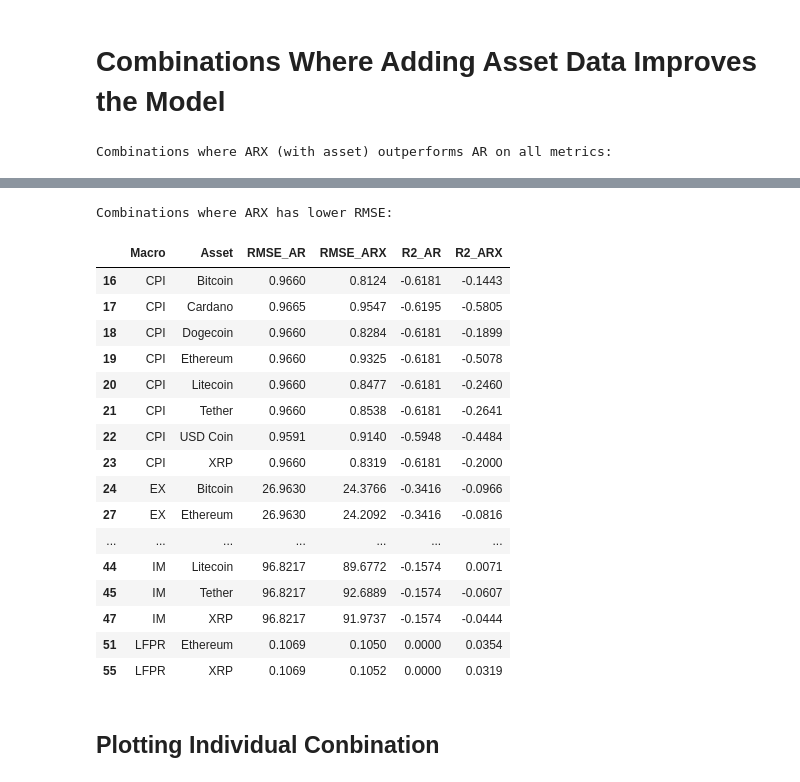
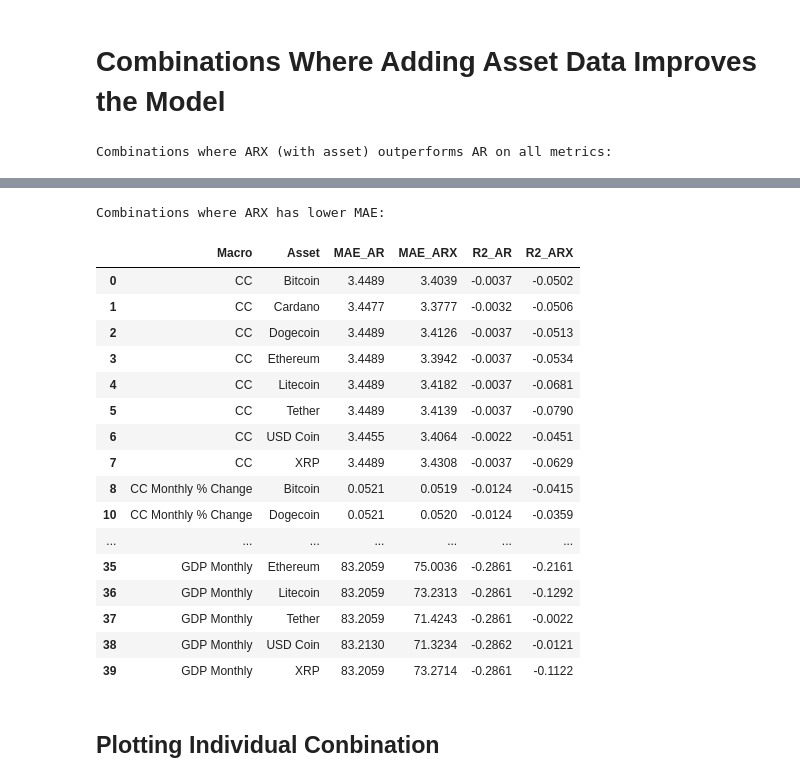
Before and after one commit to tianyishen701/CryptoMacroecon-Prediction-CSUREMM, a Jupyter notebook: AR Testing.ipynb, the cells around one changed output, grey strips where cells are left out. Cells and saved outputs as stored; diff of their text form; code cells hidden in the pictures.

Commit message:
Fix AR Modeling, added GDP monthly data to mastersheet

```diff
--- a/AR Testing.ipynb
+++ b/AR Testing.ipynb
@@ -40,3 +41,12 @@ max_lag = 2
 train_end = '2023-05-01'
 
 results_list = []
+# %%
+# Pre-difference all macro variables
+for macro in macro_list:
+    adf_p = adfuller(df[macro].dropna())[1]
+    if adf_p > 0.05:
+        df[f'{macro}_diff'] = df[macro].diff()
+        adf_p = adfuller(df[f'{macro}_diff'].dropna())[1]
+        if adf_p > 0.05:
+            df[f'{macro}_diff_diff'] = df[f'{macro}_diff'].diff()
@@ -48,22 +101,16 @@ def adf_stationarize(df, col):
 # %%
 def run_model(df, macro, asset):
-    df_temp = df[[macro, asset]].dropna().copy()
-# Create lagged asset volatility columns
+    available_cols = df.columns
+    if f'{macro}_diff_diff' in available_cols:
+        target_col = f'{macro}_diff_diff'
+    elif f'{macro}_diff' in available_cols:
+        target_col = f'{macro}_diff'
+    else:
+        target_col = macro
 
-    for lag in range(1, max_lag + 1):
-        df_temp[f'{asset}_vol_lag{lag}'] = df_temp[asset].shift(lag)
-    df_temp.dropna(inplace=True)
-
-    adf_p = adfuller(df_temp[macro])[1]
-    if adf_p > 0.05:
-        macro_diff = macro + '_diff'
-        df_temp[macro_diff] = df_temp[macro].diff()
-        df_temp.dropna(inplace=True)
-        target = df_temp[macro_diff]
-    else:
-        target = df_temp[macro]
-
-    exog = df_temp[[f'{asset}_vol_lag{lag}' for lag in range(1, max_lag + 1)]]
+    df_temp = df[[target_col, asset]].dropna().copy()
+    target = df_temp[target_col]
+    exog = df_temp[[asset]]
 
     # Train/test split
     train_endog = target[:train_end]
@@ -72,13 +119,13 @@ def run_model(df, macro, asset):
     test_exog = exog[train_end:]
 
     # AR model
-    ar_model = SARIMAX(train_endog, order=(max_lag, 0, 0), enforce_stationarity=False, enforce_invertibility=False)
+    ar_model = SARIMAX(train_endog, order=(order, 0, 0), enforce_stationarity=False, enforce_invertibility=False)
     ar_result = ar_model.fit(disp=False)
     forecast_ar = ar_result.get_forecast(steps=len(test_endog))
     pred_ar = forecast_ar.predicted_mean
 
     # ARX model
-    arx_model = SARIMAX(train_endog, exog=train_exog, order=(max_lag, 0, 0), enforce_stationarity=False, enforce_invertibility=False)
+    arx_model = SARIMAX(train_endog, exog=train_exog, order=(order, 0, 0), enforce_stationarity=False, enforce_invertibility=False)
     arx_result = arx_model.fit(disp=False)
     forecast_arx = arx_result.get_forecast(steps=len(test_endog), exog=test_exog)
     pred_arx = forecast_arx.predicted_mean
@@ -173,8 +220,8 @@ else:
     print("No combination found where ARX beats AR across MAE, RMSE, and R².")
 
 # If you're interested in partial wins (e.g. just RMSE or R²), you can display those too:
-print("Combinations where ARX has lower RMSE:")
-display(df_wide[df_wide['ARX_better_RMSE']][['Macro', 'Asset', 'RMSE_AR', 'RMSE_ARX', 'R2_AR', 'R2_ARX']])
+print("Combinations where ARX has lower MAE:")
+display(df_wide[df_wide['ARX_better_MAE']][['Macro', 'Asset', 'MAE_AR', 'MAE_ARX', 'R2_AR', 'R2_ARX']])
 # %% [output]
 Combinations where ARX (with asset) outperforms AR on all metrics:
 |  | Macro | Asset | MAE_AR | MAE_ARX | RMSE_AR | RMSE_ARX | R2_AR | R2_ARX |
@@ -186,21 +238,21 @@ Combinations where ARX (with asset) outperforms AR on all metrics:
-Combinations where ARX has lower RMSE:
+Combinations where ARX has lower MAE:
-|  | Macro | Asset | RMSE_AR | RMSE_ARX | R2_AR | R2_ARX |
-| 16 | CPI | Bitcoin | 0.9660 | 0.8124 | -0.6181 | -0.1443 |
-| 17 | CPI | Cardano | 0.9665 | 0.9547 | -0.6195 | -0.5805 |
-| 18 | CPI | Dogecoin | 0.9660 | 0.8284 | -0.6181 | -0.1899 |
-| 19 | CPI | Ethereum | 0.9660 | 0.9325 | -0.6181 | -0.5078 |
-| 20 | CPI | Litecoin | 0.9660 | 0.8477 | -0.6181 | -0.2460 |
-| 21 | CPI | Tether | 0.9660 | 0.8538 | -0.6181 | -0.2641 |
-| 22 | CPI | USD Coin | 0.9591 | 0.9140 | -0.5948 | -0.4484 |
-| 23 | CPI | XRP | 0.9660 | 0.8319 | -0.6181 | -0.2000 |
-| 24 | EX | Bitcoin | 26.9630 | 24.3766 | -0.3416 | -0.0966 |
-| 27 | EX | Ethereum | 26.9630 | 24.2092 | -0.3416 | -0.0816 |
+|  | Macro | Asset | MAE_AR | MAE_ARX | R2_AR | R2_ARX |
+| 0 | CC | Bitcoin | 3.4489 | 3.4039 | -0.0037 | -0.0502 |
+| 1 | CC | Cardano | 3.4477 | 3.3777 | -0.0032 | -0.0506 |
+| 2 | CC | Dogecoin | 3.4489 | 3.4126 | -0.0037 | -0.0513 |
+| 3 | CC | Ethereum | 3.4489 | 3.3942 | -0.0037 | -0.0534 |
+| 4 | CC | Litecoin | 3.4489 | 3.4182 | -0.0037 | -0.0681 |
+| 5 | CC | Tether | 3.4489 | 3.4139 | -0.0037 | -0.0790 |
+| 6 | CC | USD Coin | 3.4455 | 3.4064 | -0.0022 | -0.0451 |
+| 7 | CC | XRP | 3.4489 | 3.4308 | -0.0037 | -0.0629 |
+| 8 | CC Monthly % Change | Bitcoin | 0.0521 | 0.0519 | -0.0124 | -0.0415 |
+| 10 | CC Monthly % Change | Dogecoin | 0.0521 | 0.0520 | -0.0124 | -0.0359 |
 | ... | ... | ... | ... | ... | ... | ... |
-| 44 | IM | Litecoin | 96.8217 | 89.6772 | -0.1574 | 0.0071 |
-| 45 | IM | Tether | 96.8217 | 92.6889 | -0.1574 | -0.0607 |
-| 47 | IM | XRP | 96.8217 | 91.9737 | -0.1574 | -0.0444 |
-| 51 | LFPR | Ethereum | 0.1069 | 0.1050 | 0.0000 | 0.0354 |
-| 55 | LFPR | XRP | 0.1069 | 0.1052 | 0.0000 | 0.0319 |
+| 35 | GDP Monthly | Ethereum | 83.2059 | 75.0036 | -0.2861 | -0.2161 |
+| 36 | GDP Monthly | Litecoin | 83.2059 | 73.2313 | -0.2861 | -0.1292 |
+| 37 | GDP Monthly | Tether | 83.2059 | 71.4243 | -0.2861 | -0.0022 |
+| 38 | GDP Monthly | USD Coin | 83.2130 | 71.3234 | -0.2862 | -0.0121 |
+| 39 | GDP Monthly | XRP | 83.2059 | 73.2714 | -0.2861 | -0.1122 |
 # %% [markdown]
 ## Plotting Individual Conbination
 # %%
```
Also changed, not shown: parts of 16 cells of this notebook, 3 other files.
